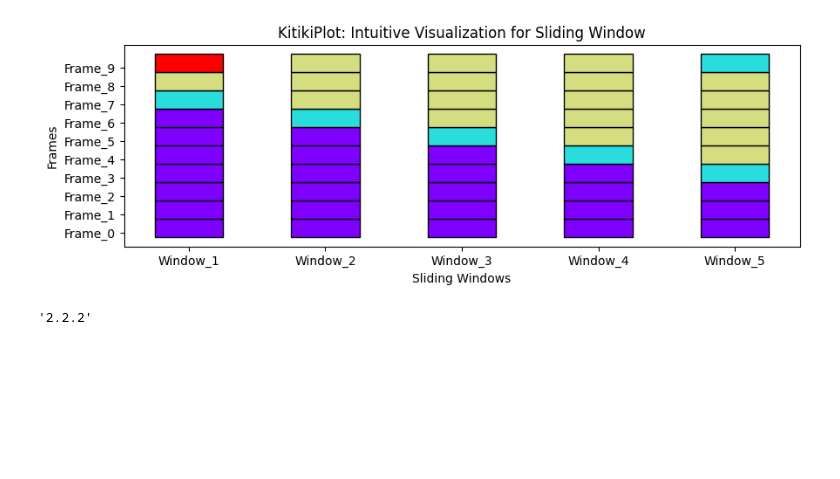
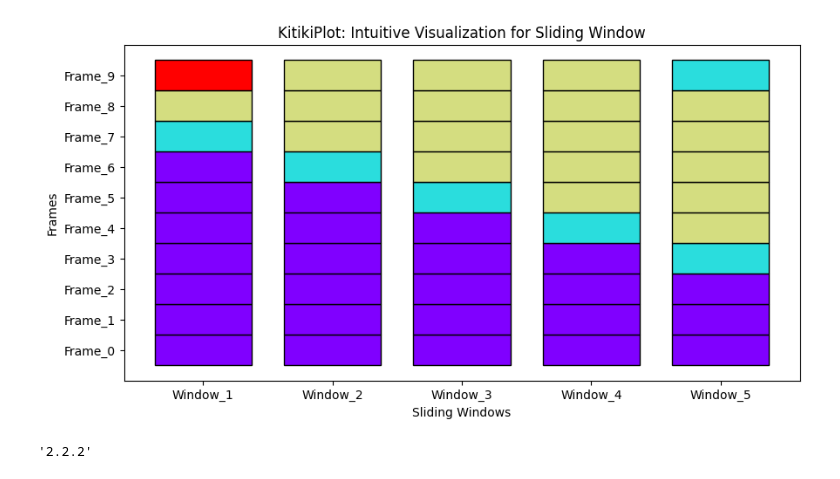
Before and after one commit to BodduSriPavan-111/kitikiplot, a Jupyter notebook: examples/Usage_Guide.ipynb, the cells around one changed output. Cells and saved outputs as stored; diff of their text form; code cells hidden in the pictures; blank space fills up the shorter version.

```diff
--- a/examples/Usage_Guide.ipynb
+++ b/examples/Usage_Guide.ipynb
@@ -11,9 +11,9 @@ df= pd.read_csv( r"C:\Users\sinch\Desktop\Sliding_Window\fish_5.csv" )
 # %%
 plot= kitikiplot( data= df )
 # %%
-plot.plot(figsize= (10, 3), cell_width= 1, window_gap= 1)
+plot.plot(figsize= (10, 5), cell_width= 3)
 # %% [output]
-[figure, old version]
+[figure, new version]
 # %%
 import pandas as pd
 import matplotlib
```
Also changed, not shown: 2 other files.
